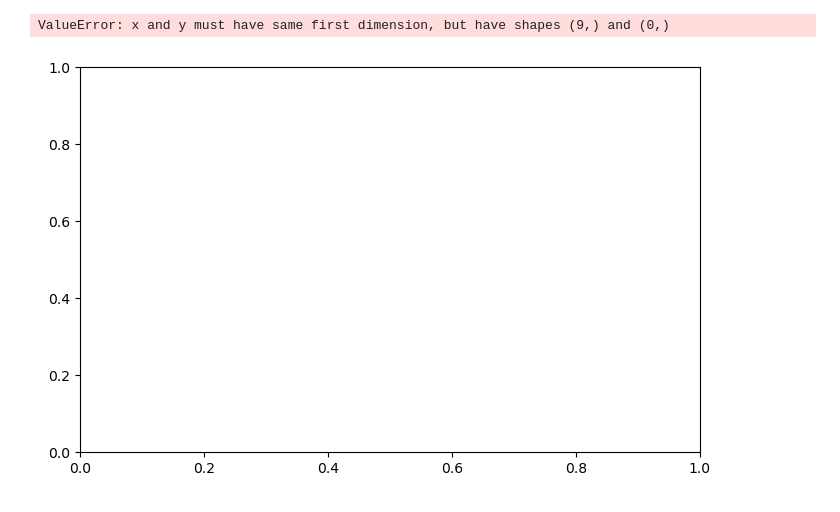
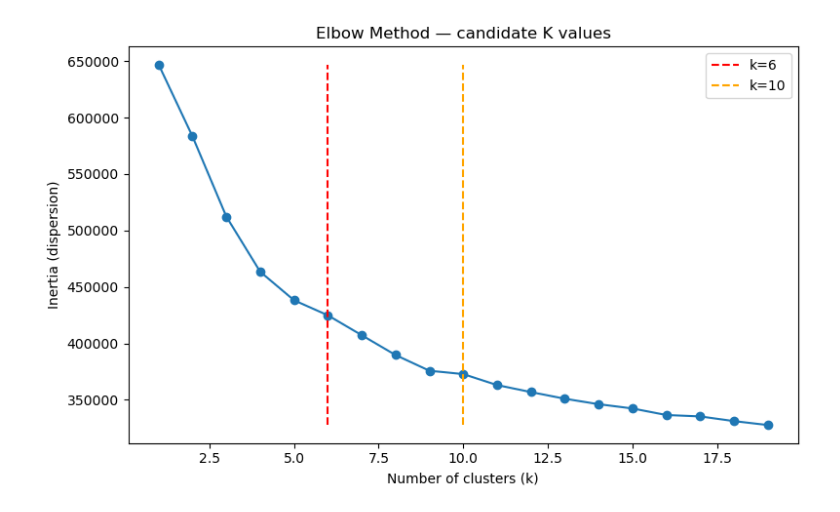
Before and after one commit to margaridaspereira/costumer-assignment, a Jupyter notebook: Kmeans.ipynb, the cells around one changed output. Drawn from its saved outputs; the diff is of its cells as text; code cells hidden in the pictures.

```diff
--- a/Kmeans.ipynb
+++ b/Kmeans.ipynb
@@ -36,6 +15,0 @@ costumer_basket
-# %%
-dispersion = []
-
-for k in range(1, 50):
-    kmeans = KMeans(n_clusters=k, random_state=0).fit(costumer_preprocessed)
-    dispersion.append(kmeans.inertia_)
@@ -43,0 +21,14 @@ NameError: name 'KMeans' is not defined
+# %%
+# Scaled data — used for fitting the model
+costumer_preprocessed = pd.read_csv("costumer_preprocessed_combined.csv")
+
+# Original data — used for human-readable cluster profiles
+# We re-read so we have a clean, unscaled reference
+costumer = pd.read_csv("customer_info.csv")
+
+# Basket data — loaded here so it is available for downstream analysis
+costumer_basket = pd.read_csv("customer_basket.csv")
+
+print(f"Preprocessed shape : {costumer_preprocessed.shape}")
+print(f"Customer info shape: {costumer.shape}")
+print(f"Basket shape       : {costumer_basket.shape}")
@@ -44 +41,8 @@ NameError: name 'KMeans' is not defined
+# %%
+K_RANGE = range(1, 20)   # reduced from 50 — avoids very long runtime
+
+dispersion = [
+    KMeans(n_clusters=k, random_state=42, n_init='auto').fit(costumer_preprocessed).inertia_
+    for k in K_RANGE
+]
 # %%
@@ -52,15 +58,16 @@ NameError: name 'costumer_preprocessed' is not defined
 # %%
 elbow1 = 6
-elbow2 = 19
+elbow2 = 10   # FIX: elbow2=19 is outside K_RANGE=20; adjust as needed after inspection
 
-plt.plot(range(1, 50), dispersion, marker='o')
-plt.xlabel('Number of clusters')
-plt.ylabel('Dispersion')
-plt.title('Elbow Method – candidate K values')
-plt.vlines(elbow1, min(dispersion), max(dispersion), color='red', label=f'k={elbow1}')
-plt.vlines(elbow2, min(dispersion), max(dispersion), color='red', label=f'k={elbow2}')
+plt.figure(figsize=(8, 5))
+plt.plot(K_RANGE, dispersion, marker='o')
+plt.xlabel('Number of clusters (k)')
+plt.ylabel('Inertia (dispersion)')
+plt.title('Elbow Method — candidate K values')
+plt.vlines(elbow1, min(dispersion), max(dispersion), colors='red',  linestyles='--', label=f'k={elbow1}')
+plt.vlines(elbow2, min(dispersion), max(dispersion), colors='orange', linestyles='--', label=f'k={elbow2}')
 plt.legend()
+plt.tight_layout()
 plt.show()
 # %% [output]
-ValueError: x and y must have same first dimension, but have shapes (9,) and (0,)
-[figure, old version]
+[figure, new version]
```
Also changed, not shown: parts of 23 cells of this notebook, 3 other files.
